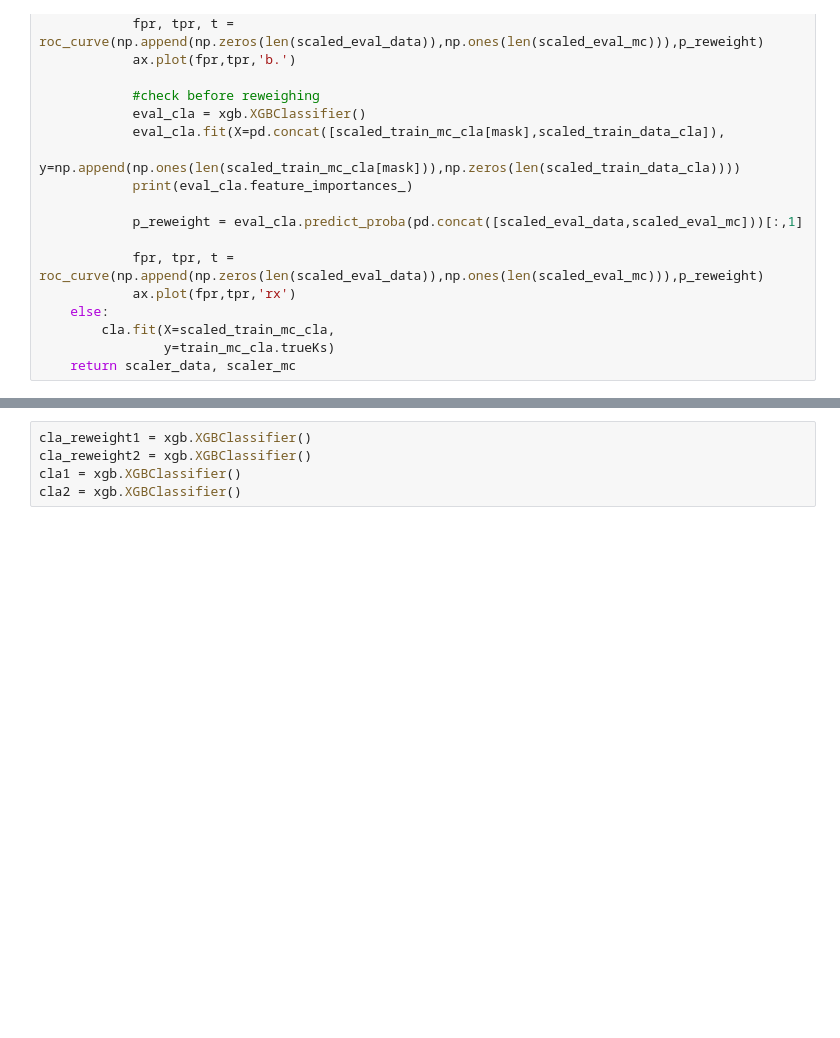
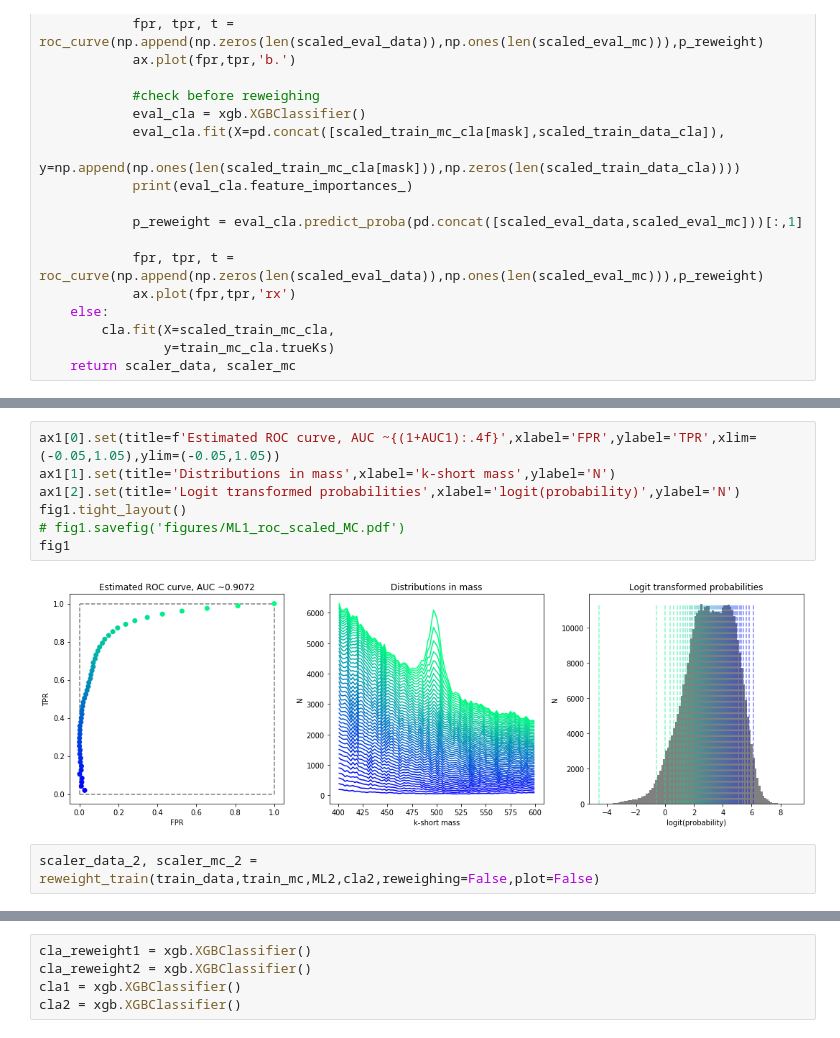
Before and after one commit to Vinther901/PUK, a Jupyter notebook: train_in_MC_reweighted.ipynb, the cells around one changed output, grey strips where cells are left out. Saved outputs shown, nothing was run; the diff lists cells and outputs as text; blank space fills up the shorter version.

```diff
--- a/train_in_MC_reweighted.ipynb
+++ b/train_in_MC_reweighted.ipynb
@@ -138,0 +184,11 @@ def reweight_train(data,mc,feats,cla,eval_data=None,eval_mc=None,plot=True,rewei
+# %%
+ax1[0].set(title=f'Estimated ROC curve, AUC ~{(1+AUC1):.4f}',xlabel='FPR',ylabel='TPR',xlim=(-0.05,1.05),ylim=(-0.05,1.05))
+ax1[1].set(title='Distributions in mass',xlabel='k-short mass',ylabel='N')
+ax1[2].set(title='Logit transformed probabilities',xlabel='logit(probability)',ylabel='N')
+fig1.tight_layout()
+# fig1.savefig('figures/ML1_roc_scaled_MC.pdf')
+fig1
+# %% [output]
+[figure, added]
+# %%
+scaler_data_2, scaler_mc_2 = reweight_train(train_data,train_mc,ML2,cla2,reweighing=False,plot=False)
```
Also changed, not shown: parts of 19 cells of this notebook, 3 other files.
